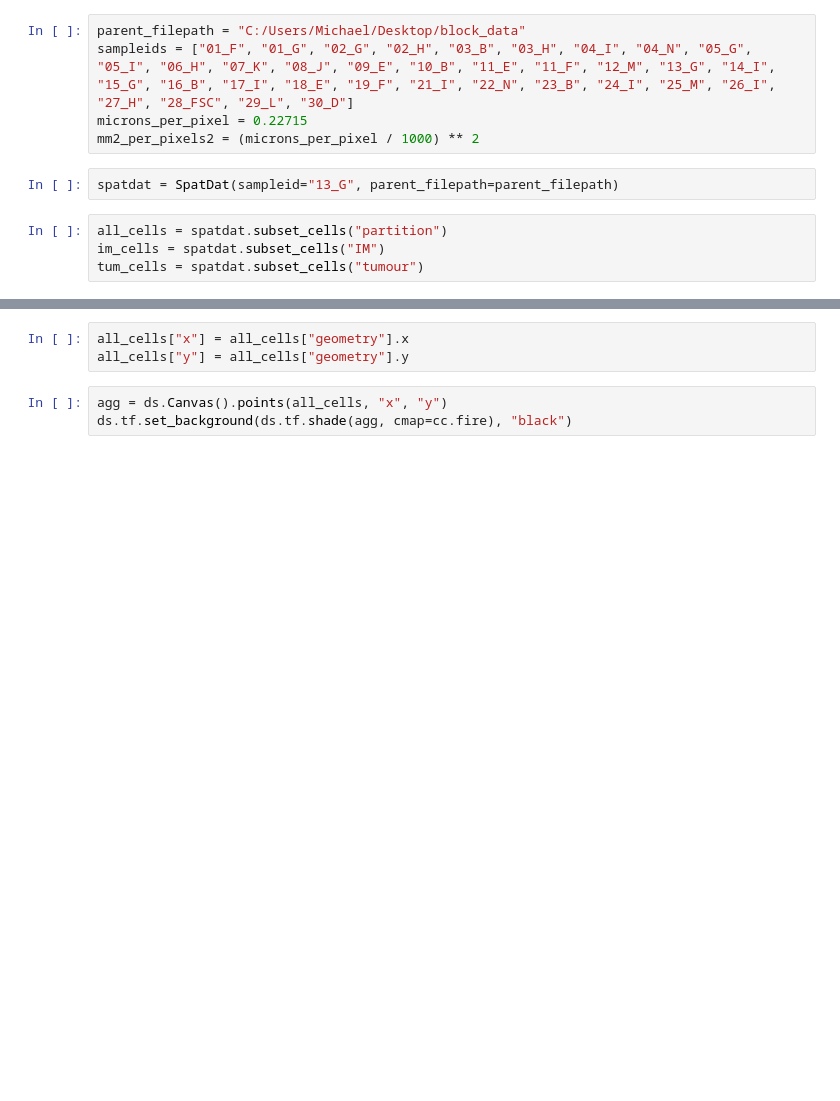
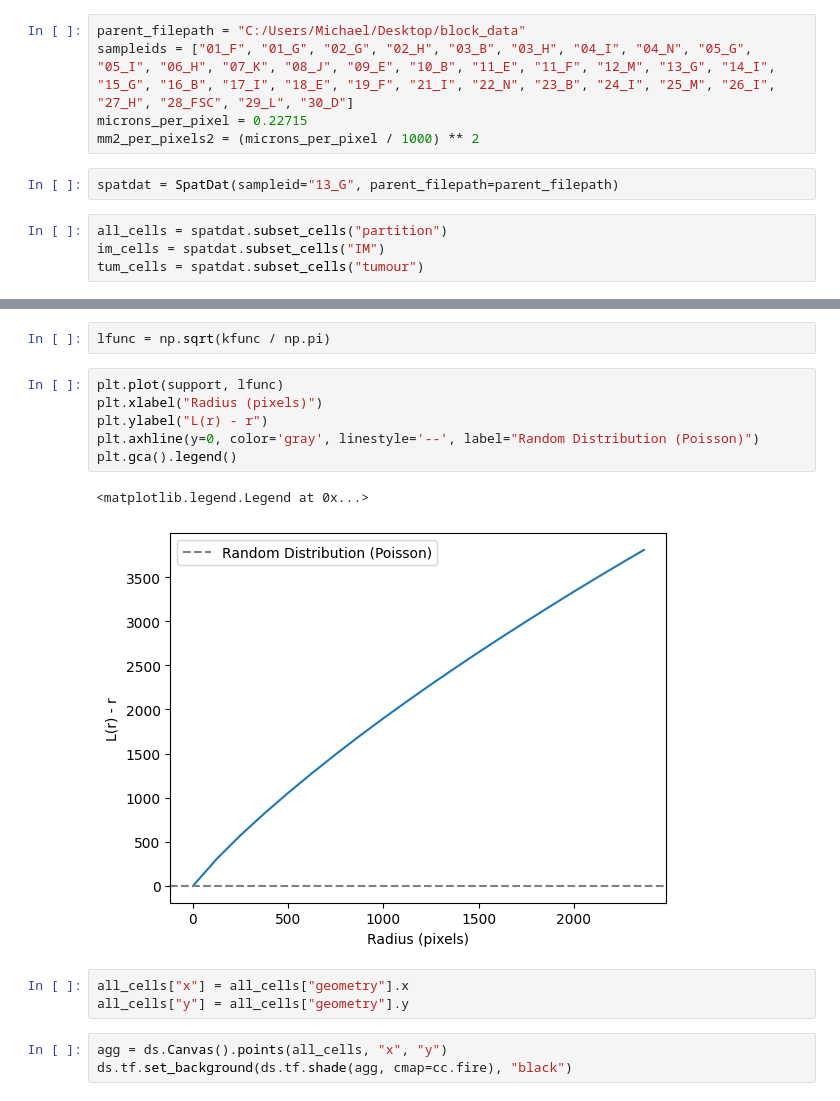
Before and after one commit to M-Fotheringham/Whole-Slide_vs_TMA_Sampling, a Jupyter notebook: src/SimuSamp/scripts/spatial_point_patterns.ipynb, the cells around one changed output, grey strips where cells are left out. Drawn from its saved outputs; the diff is of its cells as text; blank space fills up the shorter version.

```diff
--- a/src/SimuSamp/scripts/spatial_point_patterns.ipynb
+++ b/src/SimuSamp/scripts/spatial_point_patterns.ipynb
@@ -32,3 +42,14 @@ tum_cells = spatdat.subset_cells("tumour")
+# %%
+lfunc = np.sqrt(kfunc / np.pi)
+# %%
+plt.plot(support, lfunc)
+plt.xlabel("Radius (pixels)")
+plt.ylabel("L(r) - r")
+plt.axhline(y=0, color='gray', linestyle='--', label="Random Distribution (Poisson)")
+plt.gca().legend()
+# %% [output]
+<matplotlib.legend.Legend at 0x...>
+[figure, added]
 # %%
 all_cells["x"] = all_cells["geometry"].x
 all_cells["y"] = all_cells["geometry"].y
```
Also changed, not shown: parts of 3 cells of this notebook.
